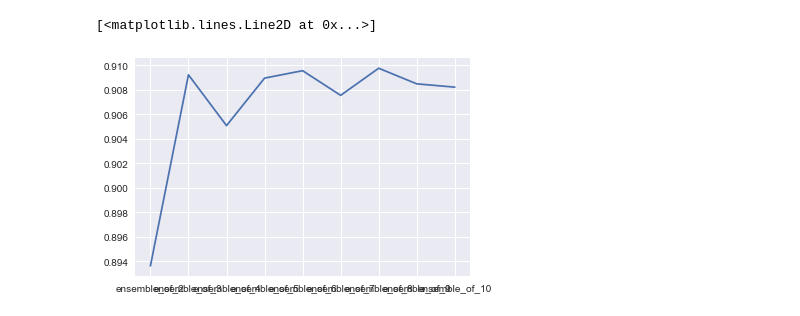
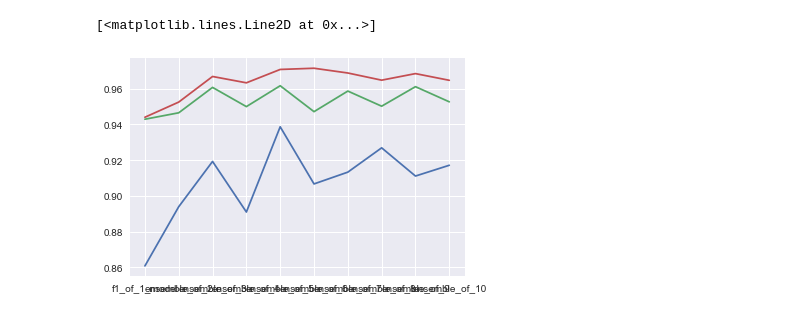
Before and after one commit to adaditi4/ML1819-Task-203-Team-27, a Jupyter notebook: Research assignment 2.ipynb, the cells around one changed output. Saved outputs shown, nothing was run; the diff lists cells and outputs as text; code cells hidden in the pictures.

```diff
--- a/Research assignment 2.ipynb
+++ b/Research assignment 2.ipynb
@@ -485,0 +867,24 @@ plt.plot(accuracy_ensembles.iloc[0,1:10])
+# %%
+f1score_ensembles = f1score_ensembles.append({'Algorithm':'XGB',
+                                                'f1_of_1_model':0.944051  ,
+                                                'ensemble_of_2':0.952531  ,
+                                                'ensemble_of_3':0.966851  ,
+                                                'ensemble_of_4':0.963307  ,
+                                                'ensemble_of_5':0.970784  ,
+                                                'ensemble_of_6':0.971462  ,
+                                                'ensemble_of_7':0.968800  ,
+                                                'ensemble_of_8':0.964789  ,
+                                                'ensemble_of_9':0.968460  ,
+                                                'ensemble_of_10':0.964712} ,ignore_index=True)
+
+accuracy_ensembles = accuracy_ensembles.append({'Algorithm':'XGB',
+                                                'acc_of_1_model':0.920841 ,
+                                                'ensemble_of_2':0.919327 ,
+                                                'ensemble_of_3':0.931641 ,
+                                                'ensemble_of_4':0.927095 ,
+                                                'ensemble_of_5':0.933574 ,
+                                                'ensemble_of_6':0.933252 ,
+                                                'ensemble_of_7':0.932590 ,
+                                                'ensemble_of_8':0.928268 ,
+                                                'ensemble_of_9':0.934250 ,
+                                                'ensemble_of_10':0.9315712} ,ignore_index=True)
@@ -486,5 +905,7 @@ plt.plot(accuracy_ensembles.iloc[0,1:10])
 # %%
 plt.plot(f1score_ensembles.iloc[0,1:11])
+plt.plot(f1score_ensembles.iloc[1,1:11])
+plt.plot(f1score_ensembles.iloc[2,1:11])
 # %% [output]
 [<matplotlib.lines.Line2D at 0x...>]
-[figure, old version]
+[figure, new version]
```
Also changed, not shown: parts of 71 cells of this notebook.
